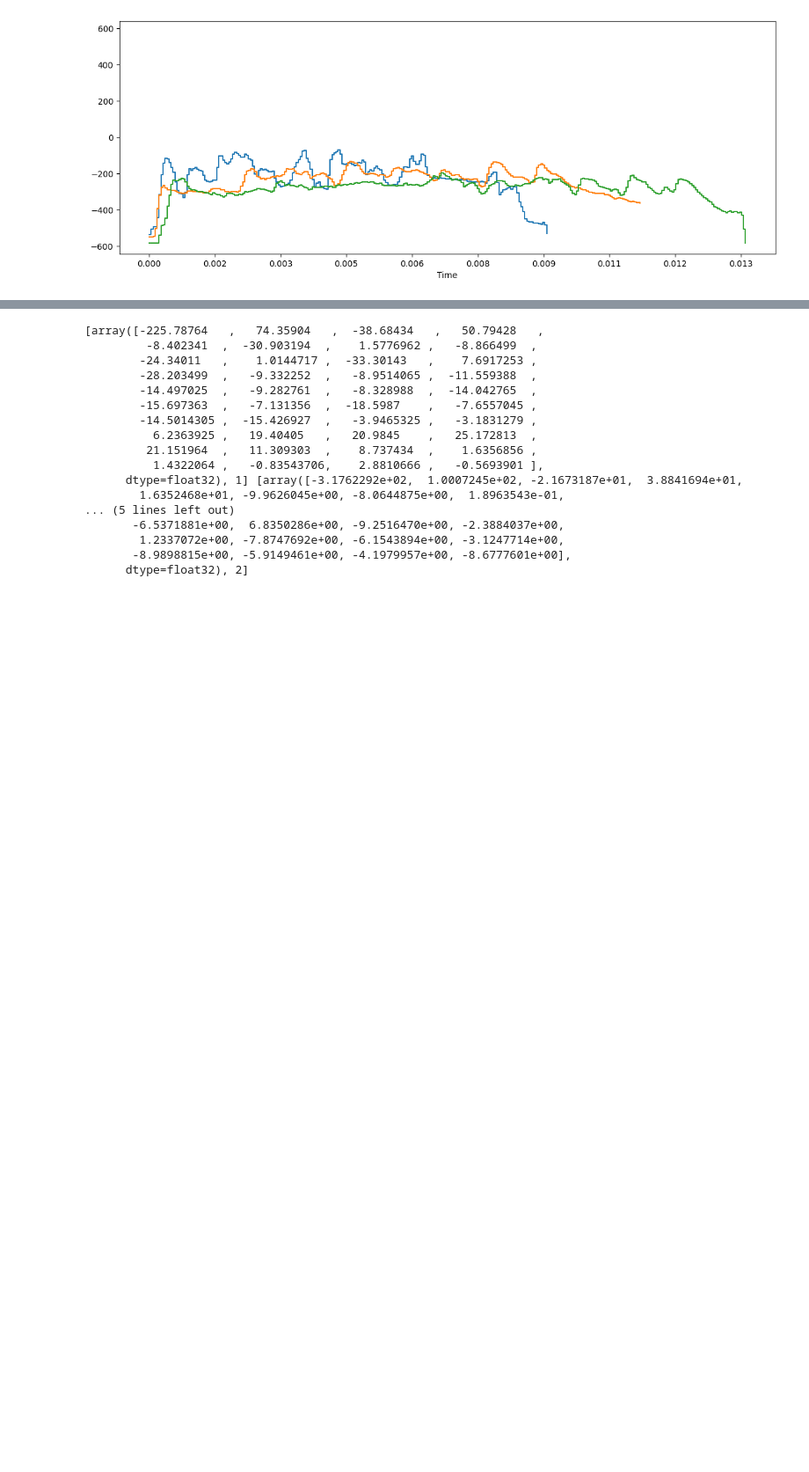
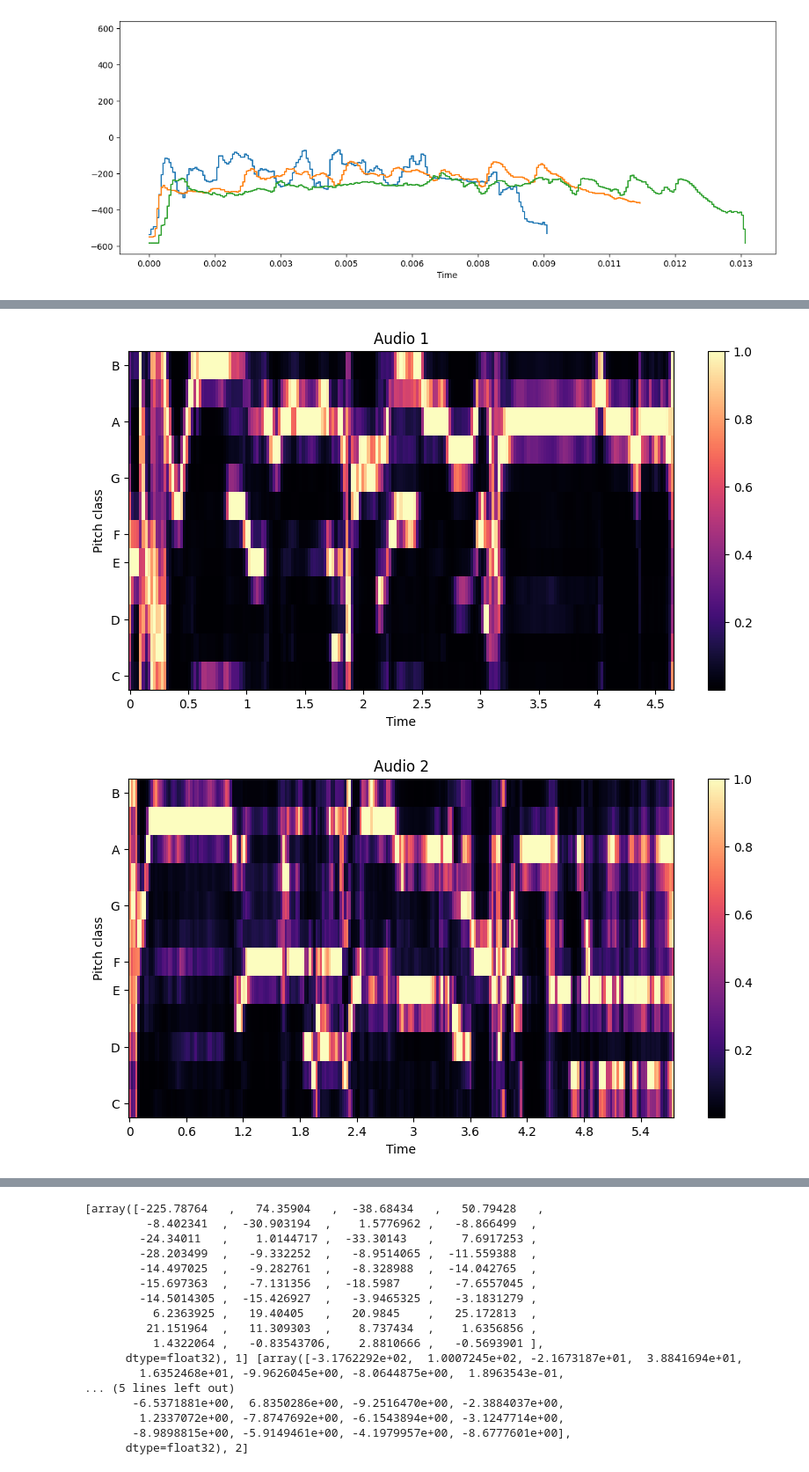
Before and after one commit to Mufaddal2153/zahra-app-audio-analysis, a Jupyter notebook: audio-testing.ipynb, the cells around one changed output, grey strips where cells are left out. Shown at 88% size. Drawn from its saved outputs; the diff is of its cells as text; code cells hidden in the pictures; blank space fills up the shorter version.

```diff
--- a/audio-testing.ipynb
+++ b/audio-testing.ipynb
@@ -18,7 +54,7 @@ filepath = "audios/ayat1.mp3"
 # %%
-data1, sample_rate1 = librosa.load('audios/1/ayat11.mp3')
-data2, sample_rate2 = librosa.load('audios/1/ayat12.mp3')
-data3, sample_rate3 = librosa.load('audios/1/ayat13.mp3')
+data1, sample_rate1 = data_sample('audios/1/ayat11.mp3')
+data2, sample_rate2 = data_sample('audios/1/ayat12.mp3')
+data3, sample_rate3 = data_sample('audios/1/ayat13.mp3')
 # %% [markdown]
 # Wave Show
 # %%
@@ -226,0 +246,7 @@ plt.show()
+# %%
+dis_chroma(data1, sample_rate1, title="Audio 1")
+dis_chroma(data2, sample_rate2, title="Audio 2")
+dis_chroma(data3, sample_rate3, title="Audio 3")
+# %% [output]
+[figure, added]
+[figure, added]
```
Also changed, not shown: parts of 8 cells of this notebook.
